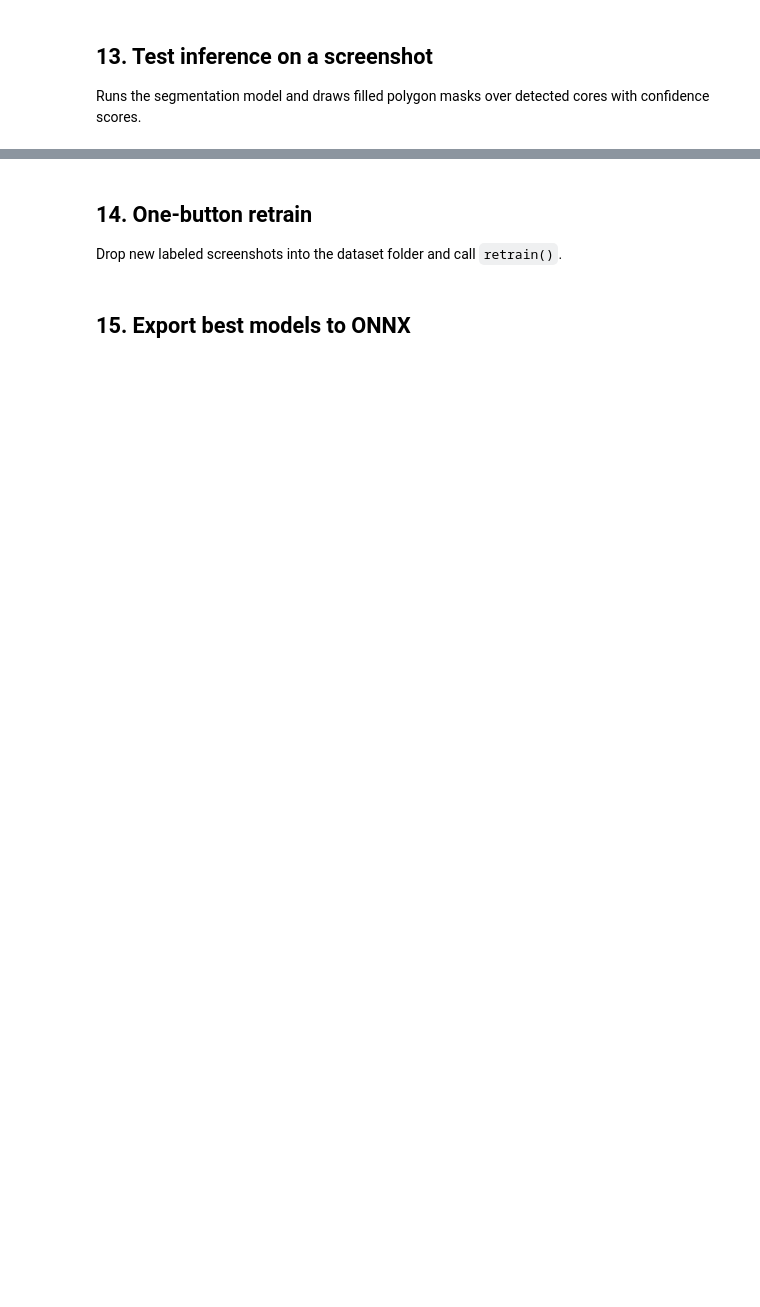
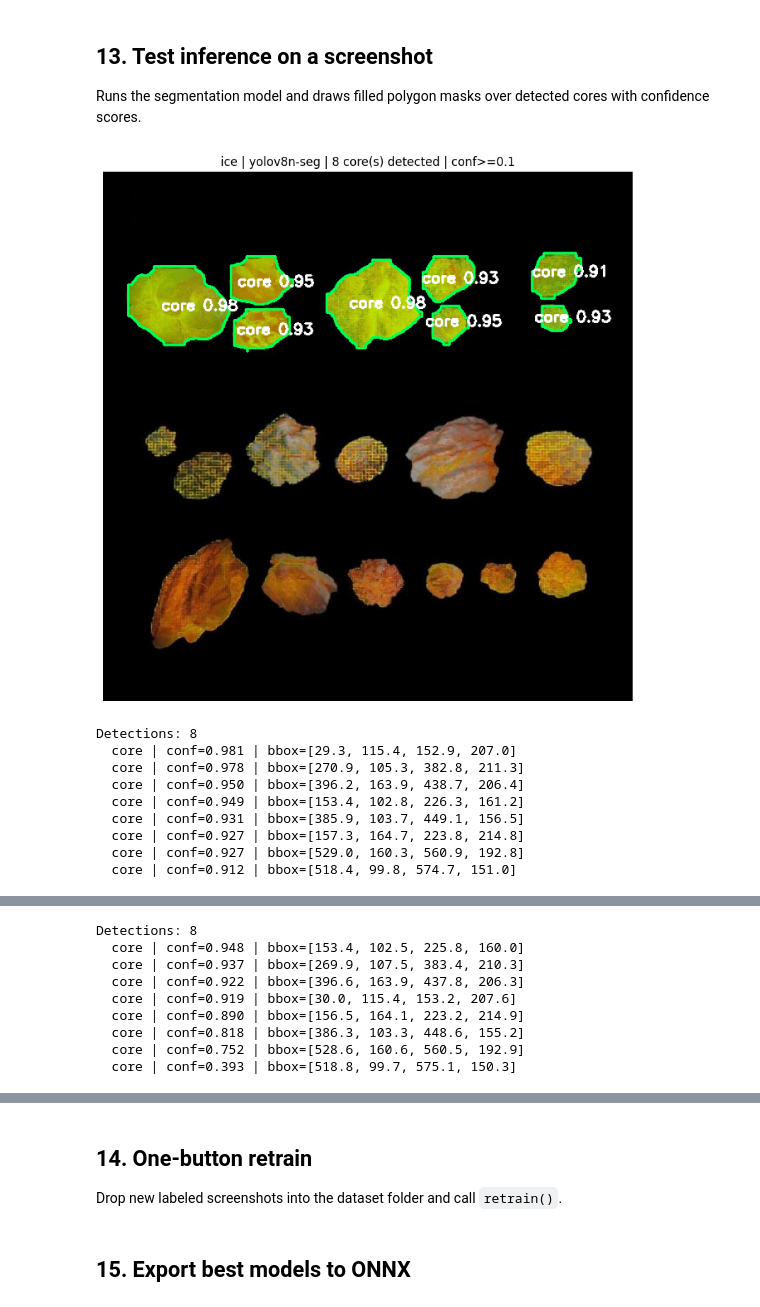
Before and after one commit to MegaKruk/EliteCoreAI, a Jupyter notebook: ed_core_mining_detector.ipynb, the cells around one changed output, grey strips where cells are left out. Cells and saved outputs as stored; diff of their text form; code cells hidden in the pictures; blank space fills up the shorter version.

```diff
--- a/ed_core_mining_detector.ipynb
+++ b/ed_core_mining_detector.ipynb
@@ -1299,31 +1351,44 @@ def detect_cores(image_path, ring_type, model_size=None, conf=CONF_THRESHOLD):
 
         # draw polygon outlines and confidence labels on top
         for i, (mask_data, box) in enumerate(zip(preds.masks.xy, preds.boxes)):
             pts  = mask_data.astype(np.int32)
             conf_val = float(box.conf)
             cv2.polylines(img_rgb, [pts], isClosed=True, color=(0, 255, 80), thickness=2)
             cx = int(pts[:, 0].mean())
             cy = int(pts[:, 1].mean())
             label = f"core {conf_val:.2f}"
             cv2.putText(img_rgb, label, (cx - 30, cy),
                         cv2.FONT_HERSHEY_SIMPLEX, 0.6, (255, 255, 255), 2)
 
     plt.figure(figsize=(14, 8))
     plt.imshow(img_rgb)
     n = len(preds.boxes)
     plt.title(f"{ring_type} | {model_size} | {n} core(s) detected | conf>={conf}")
     plt.axis("off")
     plt.tight_layout()
     plt.show()
 
     print(f"Detections: {n}")
     for box in preds.boxes:
         xyxy = [round(v, 1) for v in box.xyxy[0].tolist()]
         print(f"  core | conf={float(box.conf):.3f} | bbox={xyxy}")
 
     return preds
 
 
 # Usage:
-# detect_cores("screenshot.png", ring_type="ice")
+detect_cores("./datasets/ice/images/ice_1_png.rf.e02b9e2e28a299d3772d77b99074876b.jpg", ring_type="ice", model_size="yolov8n-seg")
+detect_cores("./datasets/ice/images/ice_1_png.rf.e02b9e2e28a299d3772d77b99074876b.jpg", ring_type="ice", model_size="yolo11n-seg")
+# detect_cores("./datasets/ice/images/ice_4_jpeg.rf.540f37e668e31f50d71decb5317f1972.jpg", ring_type="ice")
 # detect_cores("screenshot.png", ring_type="metallic", model_size="yolov8m-seg")
+# %% [output]
+[figure, added]
+Detections: 8
+  core | conf=0.981 | bbox=[29.3, 115.4, 152.9, 207.0]
+  core | conf=0.978 | bbox=[270.9, 105.3, 382.8, 211.3]
+  core | conf=0.950 | bbox=[396.2, 163.9, 438.7, 206.4]
+  core | conf=0.949 | bbox=[153.4, 102.8, 226.3, 161.2]
+  core | conf=0.931 | bbox=[385.9, 103.7, 449.1, 156.5]
+  core | conf=0.927 | bbox=[157.3, 164.7, 223.8, 214.8]
+  core | conf=0.927 | bbox=[529.0, 160.3, 560.9, 192.8]
+  core | conf=0.912 | bbox=[518.4, 99.8, 574.7, 151.0]
@@ -1329,0 +1396,9 @@ def detect_cores(image_path, ring_type, model_size=None, conf=CONF_THRESHOLD):
+Detections: 8
+  core | conf=0.948 | bbox=[153.4, 102.5, 225.8, 160.0]
+  core | conf=0.937 | bbox=[269.9, 107.5, 383.4, 210.3]
+  core | conf=0.922 | bbox=[396.6, 163.9, 437.8, 206.3]
+  core | conf=0.919 | bbox=[30.0, 115.4, 153.2, 207.6]
+  core | conf=0.890 | bbox=[156.5, 164.1, 223.2, 214.9]
+  core | conf=0.818 | bbox=[386.3, 103.3, 448.6, 155.2]
+  core | conf=0.752 | bbox=[528.6, 160.6, 560.5, 192.9]
+  core | conf=0.393 | bbox=[518.8, 99.7, 575.1, 150.3]
```
Also changed, not shown: parts of 13 cells of this notebook, 5 other files.
